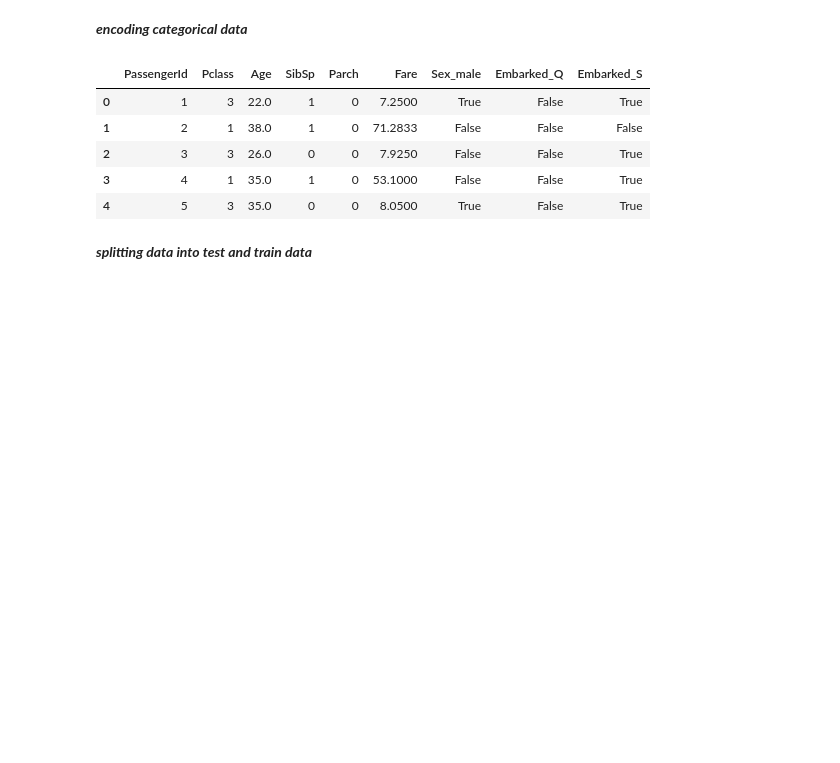
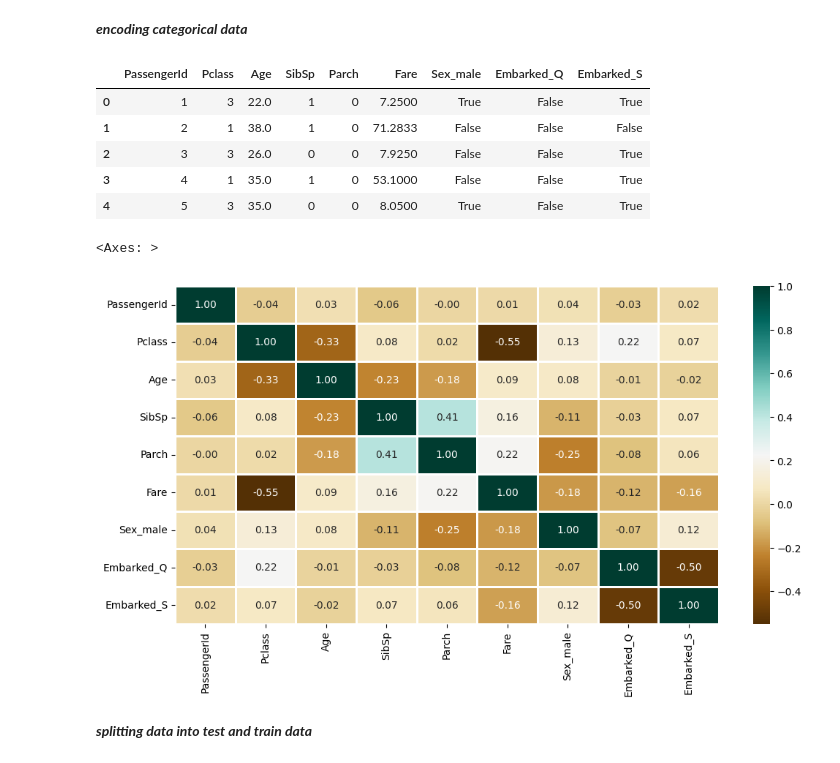
Before and after one commit to baliddeki/MachineLearning, a Jupyter notebook: coursework_notebook.ipynb, the cells around one changed output. Drawn from its saved outputs; the diff is of its cells as text; code cells hidden in the pictures; blank space fills up the shorter version.

```diff
--- a/coursework_notebook.ipynb
+++ b/coursework_notebook.ipynb
@@ -70,3 +118,14 @@ x.head()
 | 2 | 3 | 3 | 26.0 | 0 | 0 | 7.9250 | False | False | True |
 | 3 | 4 | 1 | 35.0 | 1 | 0 | 53.1000 | False | False | True |
 | 4 | 5 | 3 | 35.0 | 0 | 0 | 8.0500 | True | False | True |
+# %%
+# heatmap to show correlation between features
+plt.figure(figsize=(12, 6))
+sns.heatmap(x.corr(),
+            cmap='BrBG',
+            fmt='.2f',
+            linewidths=2,
+            annot=True)
+# %% [output]
+<Axes: >
+[figure, added]
```
Also changed, not shown: parts of 6 cells of this notebook, 5 other files.
